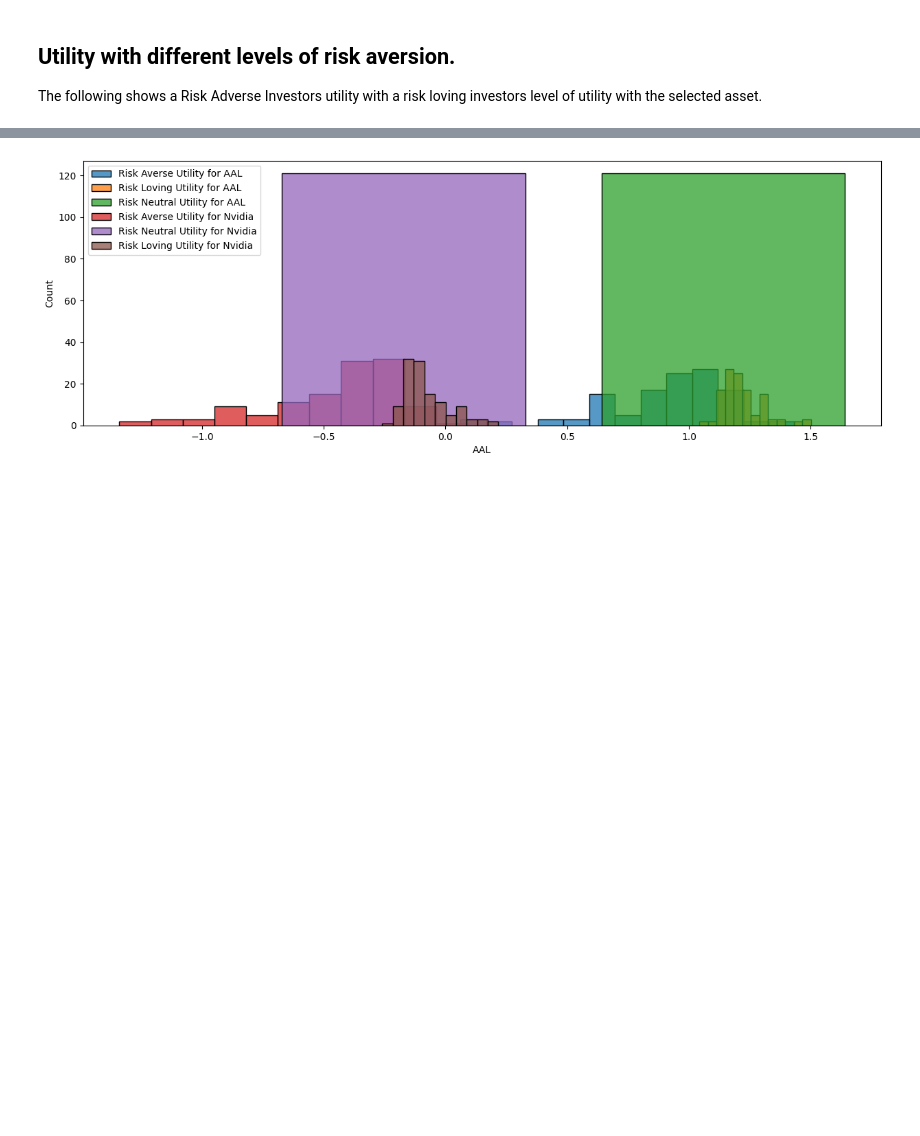
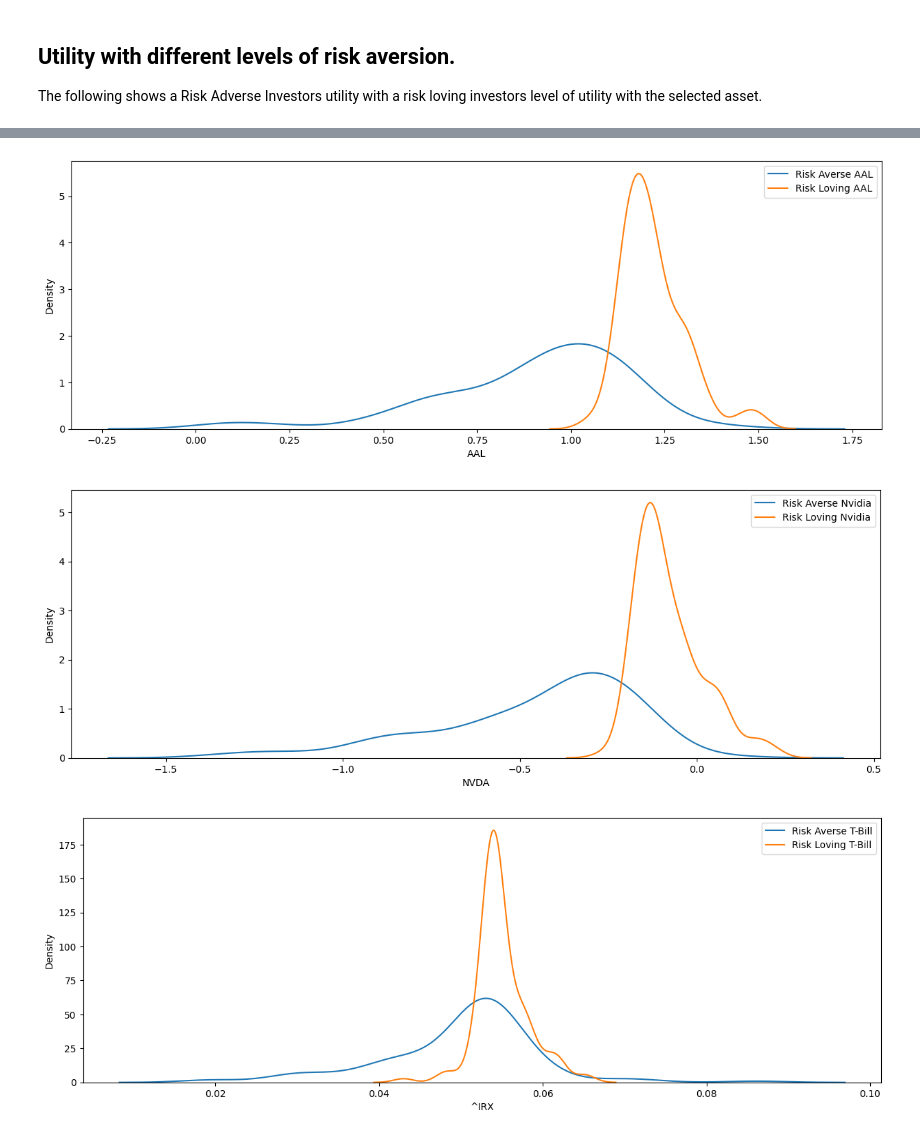
Before and after one commit to nickkats1/Financial-Mathematical-Models, a Jupyter notebook: notebooks/_utility.ipynb, the cells around one changed output, grey strips where cells are left out. Drawn from its saved outputs; the diff is of its cells as text; code cells hidden in the pictures; blank space fills up the shorter version.

```diff
--- a/notebooks/_utility.ipynb
+++ b/notebooks/_utility.ipynb
@@ -152,12 +217,35 @@ plt.show()
-# %%
-plt.figure(figsize=(15, 5))
-sns.histplot(u_adverse['AAL'], label="Risk Averse Utility for AAL")
-sns.histplot(u_loving['AAL'], label="Risk Loving Utility for AAL")
-sns.histplot(u_neutral['AAL'], label="Risk Neutral Utility for AAL")
-sns.histplot(u_adverse['NVDA'], label="Risk Averse Utility for Nvidia")
-sns.histplot(u_neutral['NVDA'], label="Risk Neutral Utility for Nvidia")
-sns.histplot(u_loving['NVDA'], label="Risk Loving Utility for Nvidia")
-plt.legend()
-plt.show()
-# %% [output]
-[figure, removed]
+# %%
+plt.figure(figsize=(15, 5))
+sns.kdeplot(u_adverse['AAL'], label="Risk Averse AAL")
+sns.kdeplot(u_loving['AAL'],label="Risk Loving AAL")
+sns.kdeplot(u_neutral['AAL'],label="Risk Neutral AAL")
+plt.legend()
+plt.show()
+
+
+plt.figure(figsize=(15, 5))
+sns.kdeplot(u_adverse['NVDA'], label="Risk Averse Nvidia")
+sns.kdeplot(u_loving['NVDA'],label="Risk Loving Nvidia")
+sns.kdeplot(u_neutral['NVDA'],label="Risk Neutral NVidia")
+plt.legend()
+plt.show()
+
+
+plt.figure(figsize=(15, 5))
+sns.kdeplot(u_adverse['^IRX'], label="Risk Averse T-Bill")
+sns.kdeplot(u_loving['^IRX'],label="Risk Loving T-Bill")
+sns.kdeplot(u_neutral['^IRX'],label="Risk Neutral T-Bill")
+plt.legend()
+plt.show()
+
+
+plt.figure(figsize=(15, 5))
+sns.kdeplot(u_adverse['QQQ'], label="Risk Averse QQQ")
+sns.kdeplot(u_loving['QQQ'],label="Risk Loving QQQ")
+sns.kdeplot(u_neutral['QQQ'],label="Risk Neutral QQQ")
+plt.legend()
+plt.show()
+# %% [output]
+[figure, added]
+[figure, added]
+[figure, added]
```
Also changed, not shown: parts of 8 cells of this notebook, 25 other files.
